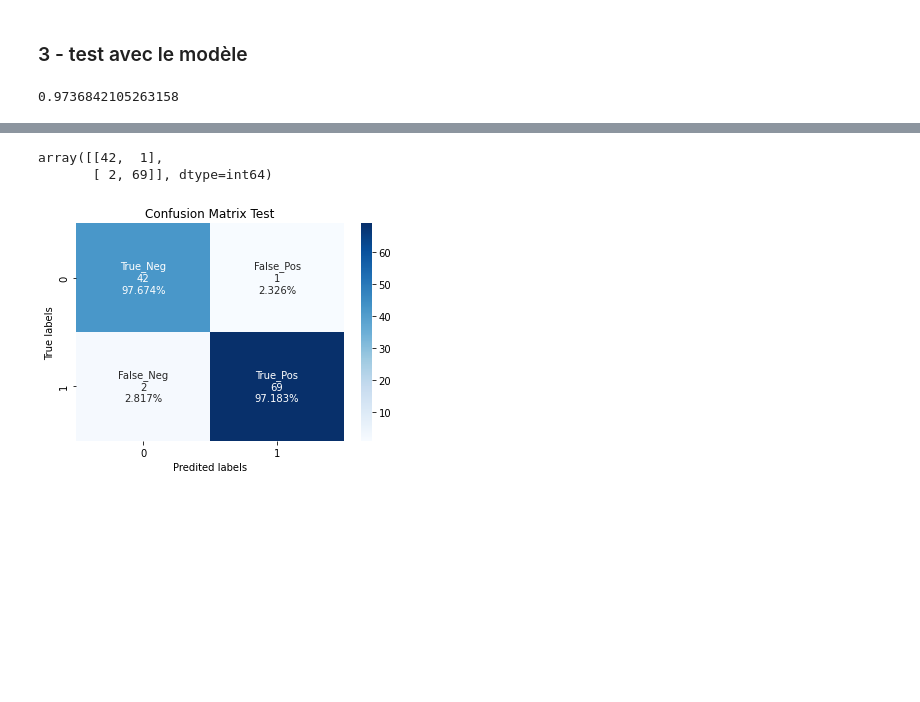
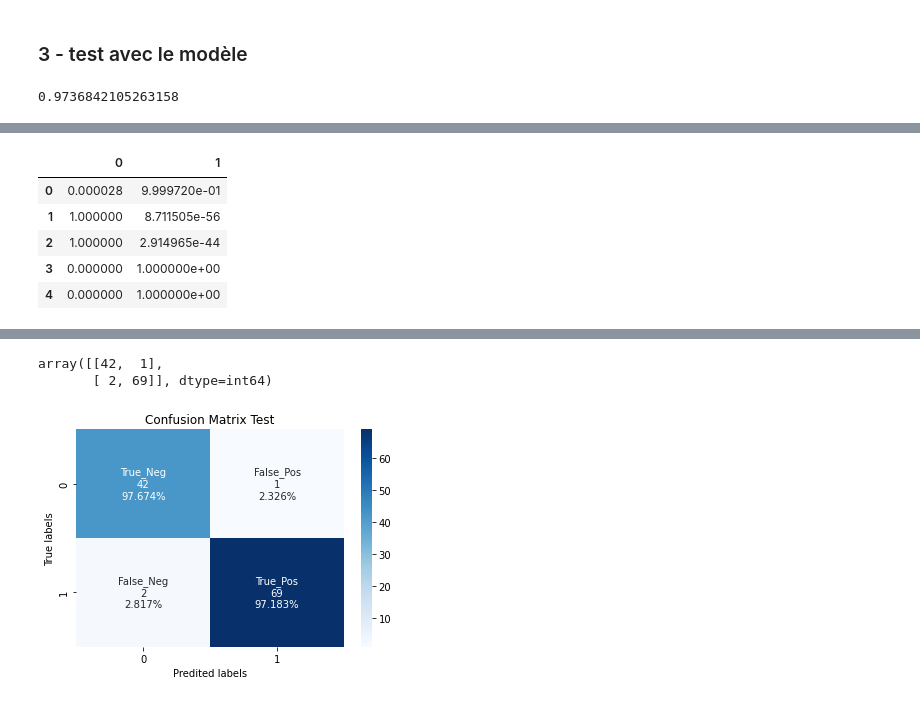
Before and after one commit to MiyukiMol/2021_12_tp_neural_network_classification, a Jupyter notebook: brest_cancer_test.ipynb, the cells around one changed output, grey strips where cells are left out. Cells and saved outputs as stored; diff of their text form; code cells hidden in the pictures; blank space fills up the shorter version.

```diff
--- a/brest_cancer_test.ipynb
+++ b/brest_cancer_test.ipynb
@@ -46,0 +74,10 @@ y_predict_test = model.predict(X_test)
+# %%
+#Cross-Entropy loss function, which allows probability estimates by running the predict_proba method.
+pd.DataFrame(model.predict_proba(X_test)).head()
+# %% [output]
+|  | 0 | 1 |
+| 0 | 0.000028 | 9.999720e-01 |
+| 1 | 1.000000 | 8.711505e-56 |
+| 2 | 1.000000 | 2.914965e-44 |
+| 3 | 0.000000 | 1.000000e+00 |
+| 4 | 0.000000 | 1.000000e+00 |
```
Also changed, not shown: parts of 20 cells of this notebook, 2 other files.
